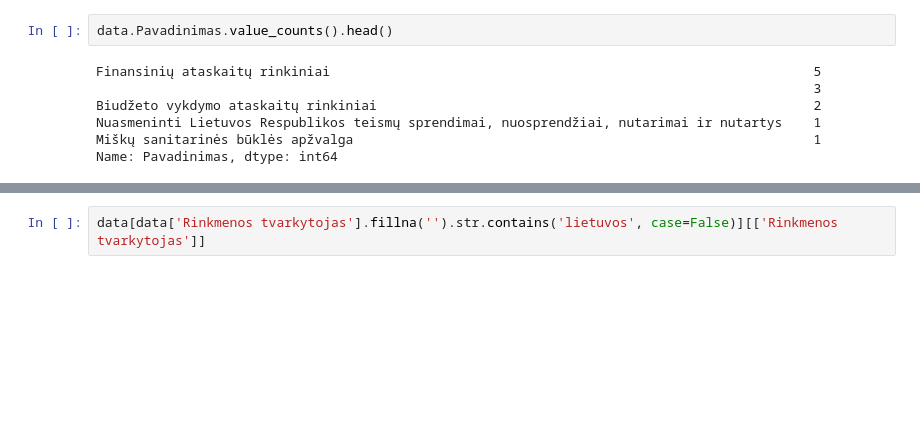
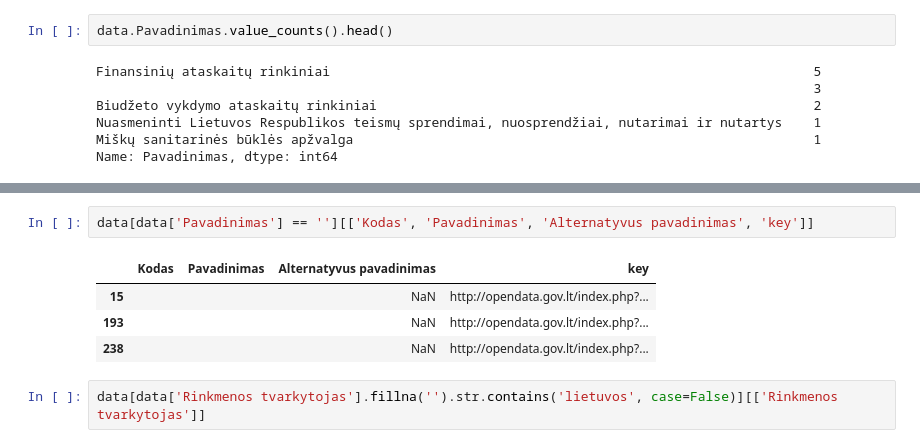
Before and after one commit to sirex/ckan-ivpk-import, a Jupyter notebook: notebook.ipynb, the cells around one changed output, grey strips where cells are left out. Cells and saved outputs as stored; diff of their text form; blank space fills up the shorter version.

```diff
--- a/notebook.ipynb
+++ b/notebook.ipynb
@@ -36,3 +58,10 @@ Name: Pavadinimas, dtype: int64
+# %%
+data[data['Pavadinimas'] == ''][['Kodas', 'Pavadinimas', 'Alternatyvus pavadinimas', 'key']]
+# %% [output]
+|  | Kodas | Pavadinimas | Alternatyvus pavadinimas | key |
+| 15 |  |  | NaN | http://opendata.gov.lt/index.php?... |
+| 193 |  |  | NaN | http://opendata.gov.lt/index.php?... |
+| 238 |  |  | NaN | http://opendata.gov.lt/index.php?... |
 # %%
 data[data['Rinkmenos tvarkytojas'].fillna('').str.contains('lietuvos', case=False)][['Rinkmenos tvarkytojas']]
 # %% [output]
```
Also changed, not shown: parts of 9 cells of this notebook, 2 other files.
